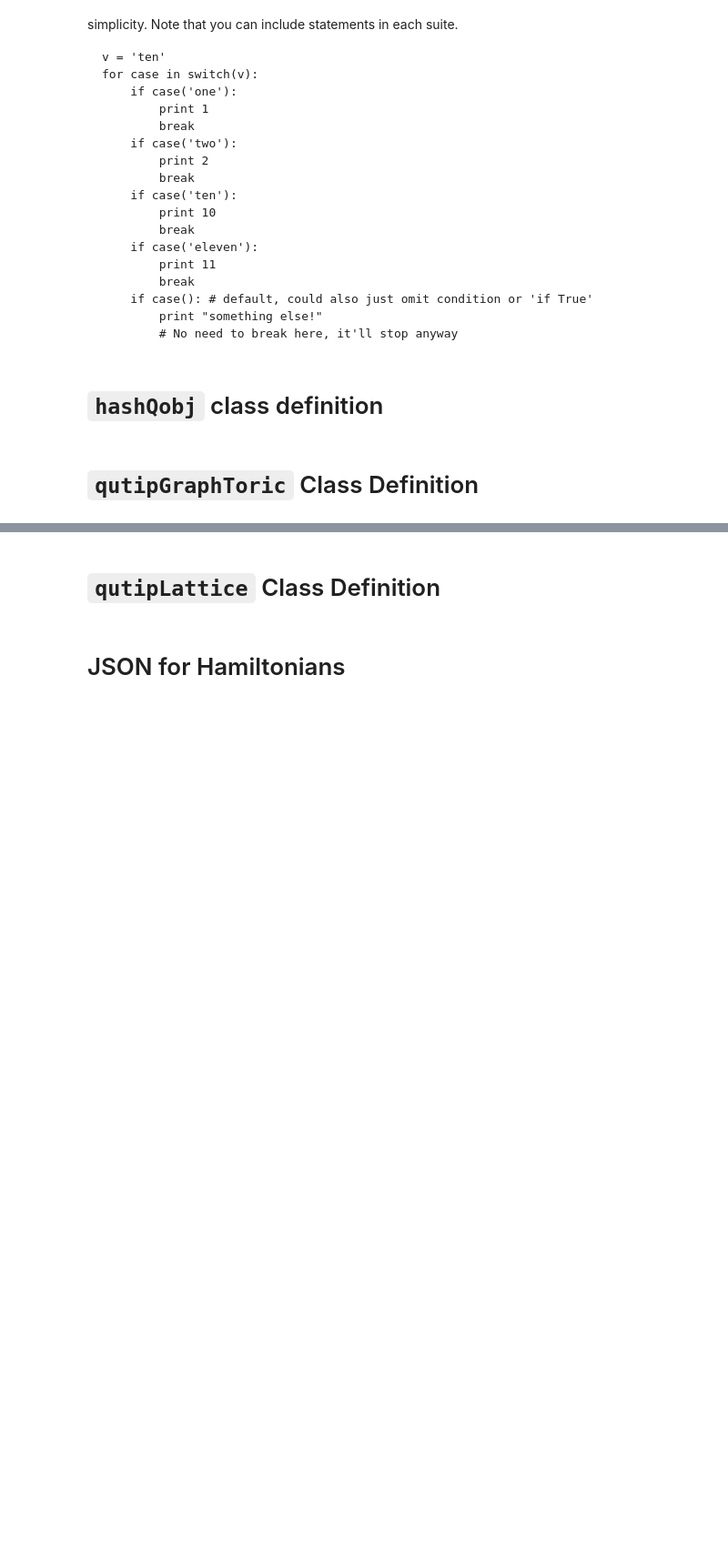
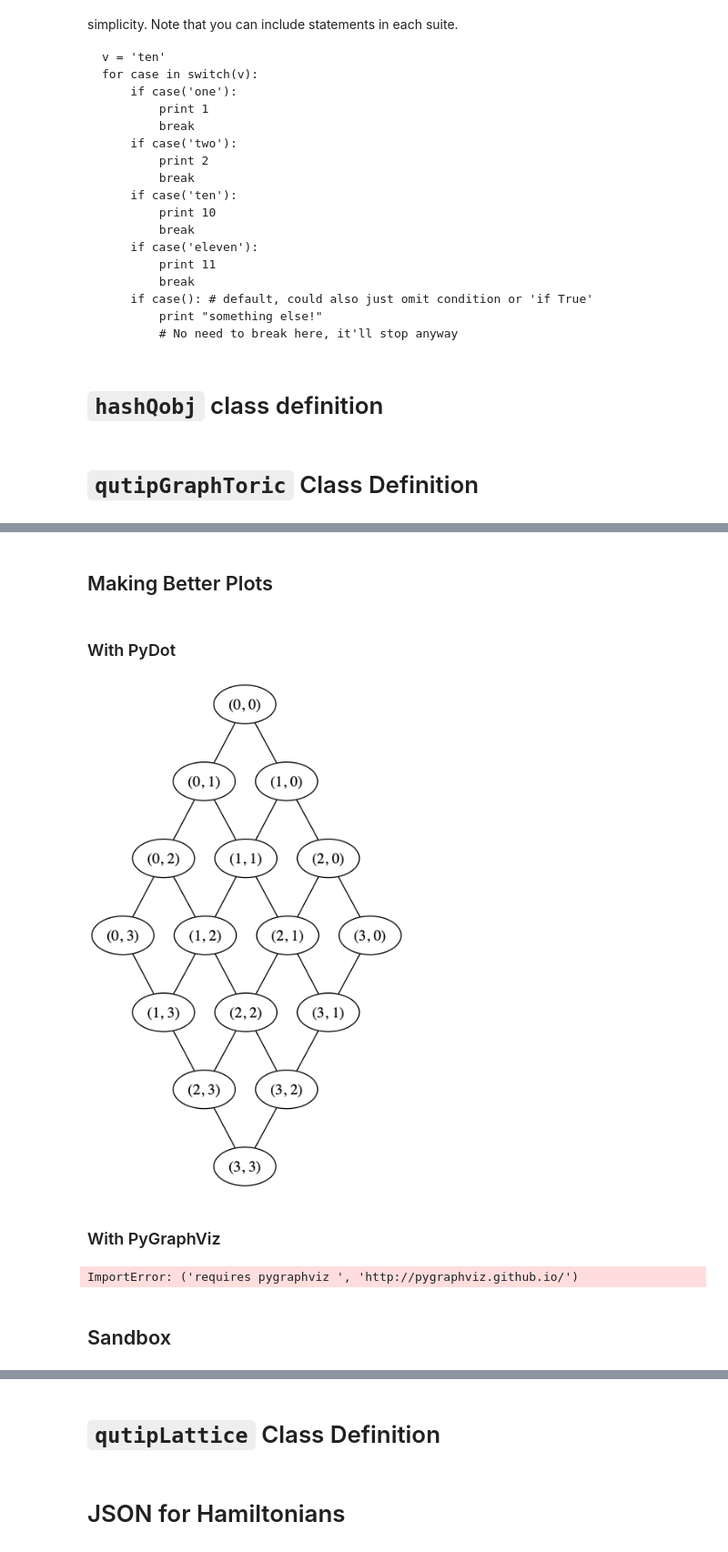
Before and after one commit to space-cadet/networkx-lattices, a Jupyter notebook: Lattices With NetworkX and QuTiP - Part 5, User Defined Hamiltonians.ipynb, the cells around one changed output, grey strips where cells are left out. Shown at 91% size. Saved outputs shown, nothing was run; the diff lists cells and outputs as text; code cells hidden in the pictures; blank space fills up the shorter version.

```diff
--- a/Lattices With NetworkX and QuTiP - Part 5, User Defined Hamiltonians.ipynb
+++ b/Lattices With NetworkX and QuTiP - Part 5, User Defined Hamiltonians.ipynb
@@ -101,0 +289,4 @@ qutipGraphToric.mro?
+# %% [markdown]
+## Making Better Plots
+# %% [markdown]
+### With PyDot
@@ -101,0 +295,12 @@ qutipGraphToric.mro?
+# %%
+def viewPyDot(pdot):
+    plt = Image(pdot.create_png())
+    display(plt)
+# %%
+pd_g1 = nx.drawing.nx_pydot.to_pydot(g1)
+# %%
+viewPyDot(pd_g1)
+# %% [output]
+[figure, added]
+# %% [markdown]
+### With PyGraphViz
@@ -101,0 +313,6 @@ qutipGraphToric.mro?
+# %%
+gv_g1 = nx.nx_agraph.to_agraph(g1)
+# %% [output]
+ImportError: ('requires pygraphviz ', 'http://pygraphviz.github.io/')
+# %% [markdown]
+## Sandbox
```
Also changed, not shown: parts of 73 cells of this notebook, 1 other file.
